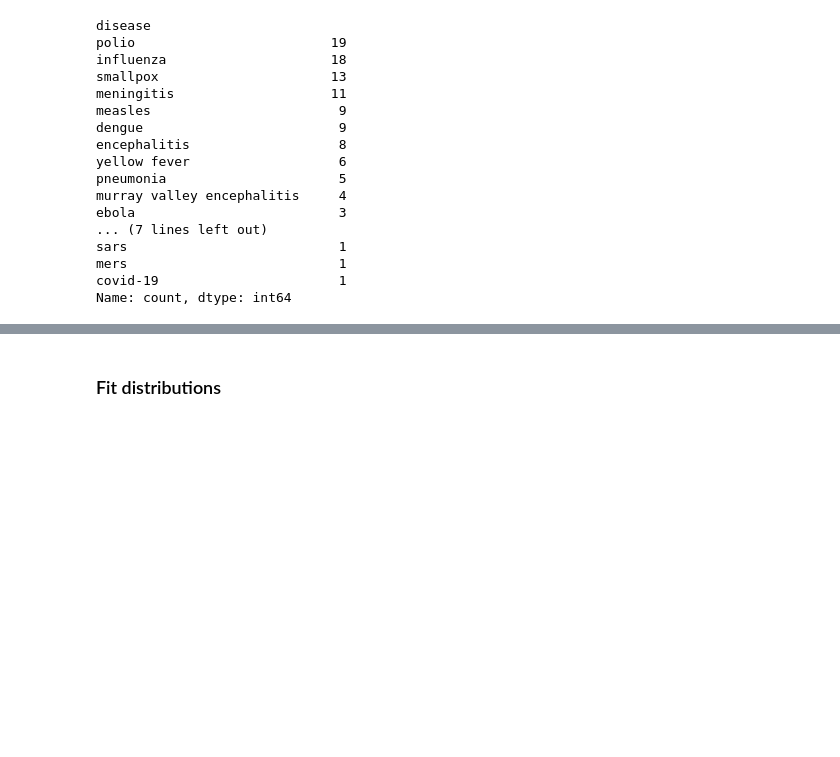
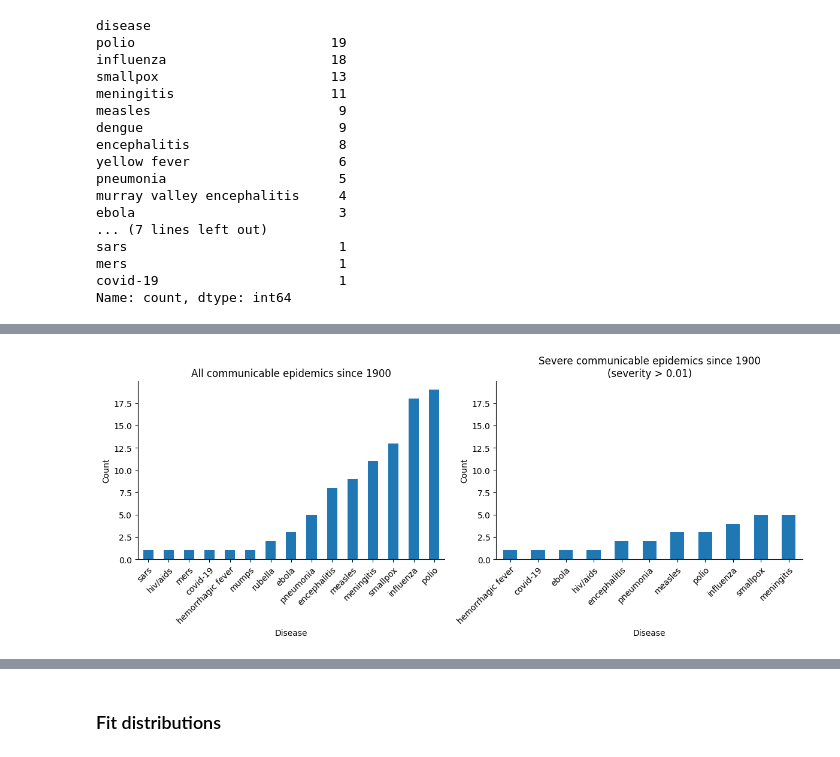
Before and after one commit to DevInnovationLab/pandemic_model_public, a Jupyter notebook: python/notebooks/22 systematic_change_analysis.ipynb, the cells around one changed output, grey strips where cells are left out. Drawn from its saved outputs; the diff is of its cells as text; code cells hidden in the pictures; blank space fills up the shorter version.

```diff
--- a/python/notebooks/22 systematic_change_analysis.ipynb
+++ b/python/notebooks/22 systematic_change_analysis.ipynb
@@ -58,0 +141,7 @@ non_resp_novel = ['ebola', 'west nile', 'kyasanur forest disease', 'hemorrhagic
+# %%
+# Create communicable disease dataset by excluding bite transmission
+non_communicable = ['bite', 'animalcontact/bite']
+modern_communicable_ds = modern_viral_ds[~modern_viral_ds['transmission'].isin(non_communicable)]
+plot_epidemic_comparison(modern_communicable_ds, 'communicable')
+# %% [output]
+[figure, added]
```
Also changed, not shown: parts of 16 cells of this notebook, 11 other files.
